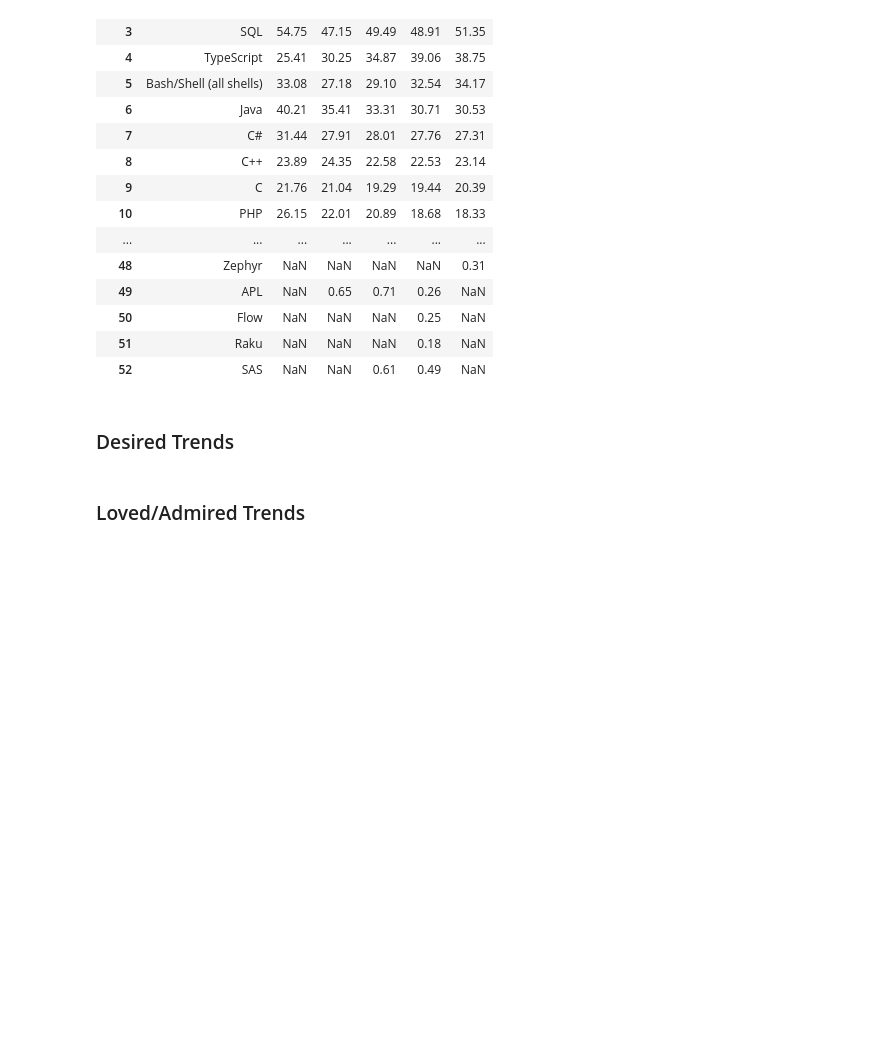
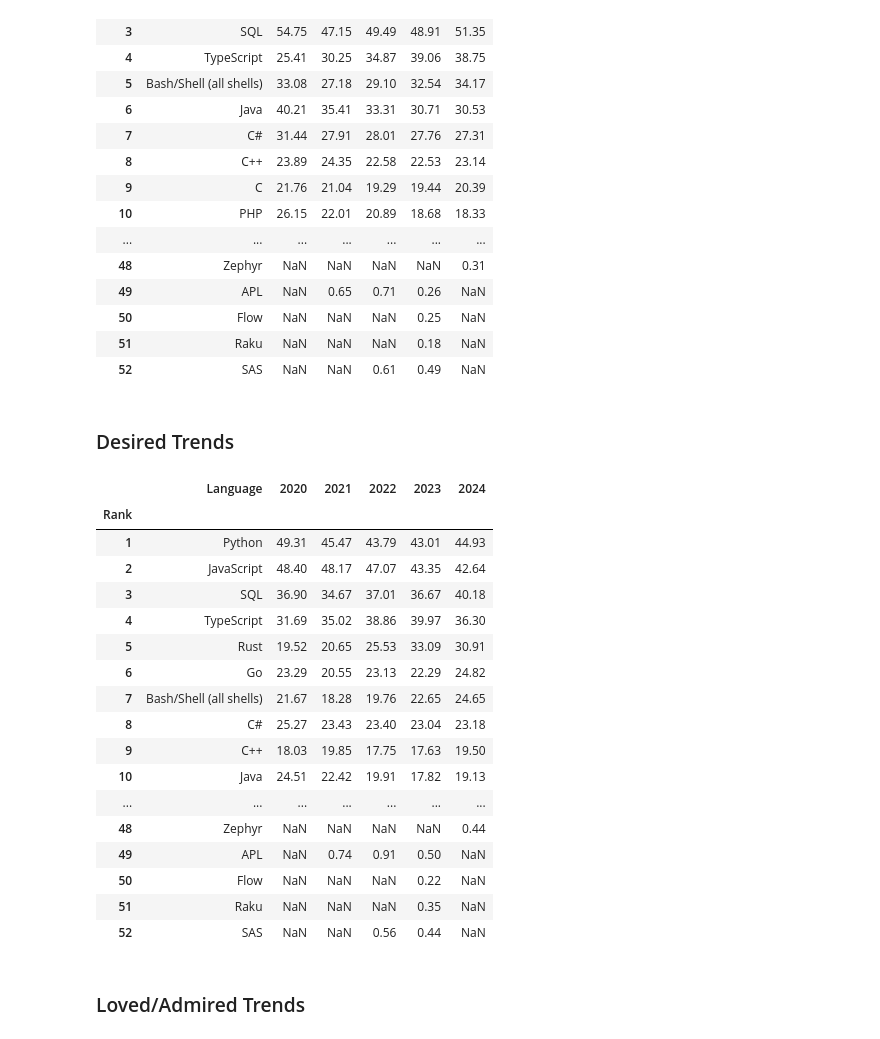
Before and after one commit to devinlin89/SO-language-trends-2020-2024, a Jupyter notebook: notebooks/analysis.ipynb, the cells around one changed output. Drawn from its saved outputs; the diff is of its cells as text; code cells hidden in the pictures; blank space fills up the shorter version.

Commit message:
Adjusted Desired definition and refactored multiple functions

```diff
--- a/notebooks/analysis.ipynb
+++ b/notebooks/analysis.ipynb
@@ -168,8 +199,9 @@ Where:
 - $ n_{L, y} $ = Number of respondents who reported using language $ L $ in year $ y $
 # %%
 usage_by_year = {}
+usage_column = "LanguageHaveWorkedWith"
 
 for year, df in survey_data.items():
-    usage_by_year[year] = calculate_usage_percentage(df)
+    usage_by_year[year] = calculate_multiselect_percentage(df, usage_column)
 # %% [markdown]
 ### Desired
@@ -201,2 +221,8 @@ Where:
+# %%
+desired_by_year = {}
+desired_column = "LanguageWantToWorkWith"
+
+for year, df in survey_data.items():
+    desired_by_year[year] = calculate_multiselect_percentage(df, desired_column)
 # %% [markdown]
 ### Loved/Admired
@@ -228,3 +243,9 @@ Where:
+# %%
+admired_by_year = {}
+admired_column = "LanguageWantToWorkWith"
+
+for year, df in survey_data.items():
+    admired_by_year[year] = calculate_admired_percentage(df)
 # %% [markdown]
 ## Trend Table Construction
 # %% [markdown]
@@ -266,6 +283,37 @@ display(
 | 52 | SAS | NaN | NaN | 0.61 | 0.49 | NaN |
 # %% [markdown]
 ### Desired Trends
+# %%
+# Create usage trends dataframe containing 5 years of usage
+desired_trends_df = generate_metric_trends(desired_by_year, desired_column)
+# %%
+display(
+    desired_trends_df
+    .sort_values(by=YEARS[-1], ascending=False)
+    .round(2)
+    .reset_index(drop=True)
+    .assign(Rank=lambda df: df.index + 1)
+    .set_index("Rank")
+)
+# %% [output]
+|  | Language | 2020 | 2021 | 2022 | 2023 | 2024 |
+| Rank |  |  |  |  |  |  |
+| 1 | Python | 49.31 | 45.47 | 43.79 | 43.01 | 44.93 |
+| 2 | JavaScript | 48.40 | 48.17 | 47.07 | 43.35 | 42.64 |
+| 3 | SQL | 36.90 | 34.67 | 37.01 | 36.67 | 40.18 |
+| 4 | TypeScript | 31.69 | 35.02 | 38.86 | 39.97 | 36.30 |
+| 5 | Rust | 19.52 | 20.65 | 25.53 | 33.09 | 30.91 |
+| 6 | Go | 23.29 | 20.55 | 23.13 | 22.29 | 24.82 |
+| 7 | Bash/Shell (all shells) | 21.67 | 18.28 | 19.76 | 22.65 | 24.65 |
+| 8 | C# | 25.27 | 23.43 | 23.40 | 23.04 | 23.18 |
+| 9 | C++ | 18.03 | 19.85 | 17.75 | 17.63 | 19.50 |
+| 10 | Java | 24.51 | 22.42 | 19.91 | 17.82 | 19.13 |
+| ... | ... | ... | ... | ... | ... | ... |
+| 48 | Zephyr | NaN | NaN | NaN | NaN | 0.44 |
+| 49 | APL | NaN | 0.74 | 0.91 | 0.50 | NaN |
+| 50 | Flow | NaN | NaN | NaN | 0.22 | NaN |
+| 51 | Raku | NaN | NaN | NaN | 0.35 | NaN |
+| 52 | SAS | NaN | NaN | 0.56 | 0.44 | NaN |
 # %% [markdown]
 ### Loved/Admired Trends
 # %% [markdown]
```
Also changed, not shown: parts of 11 cells of this notebook.
